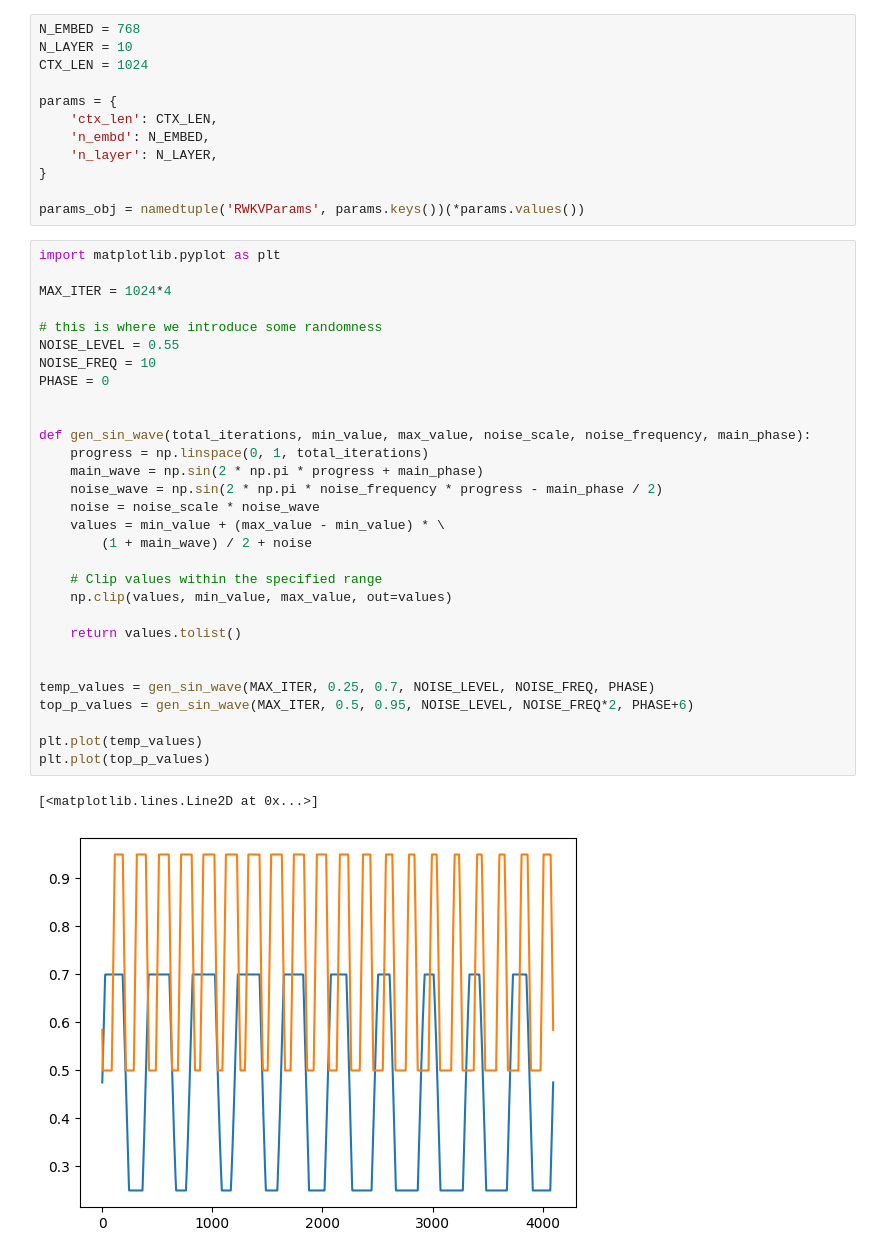
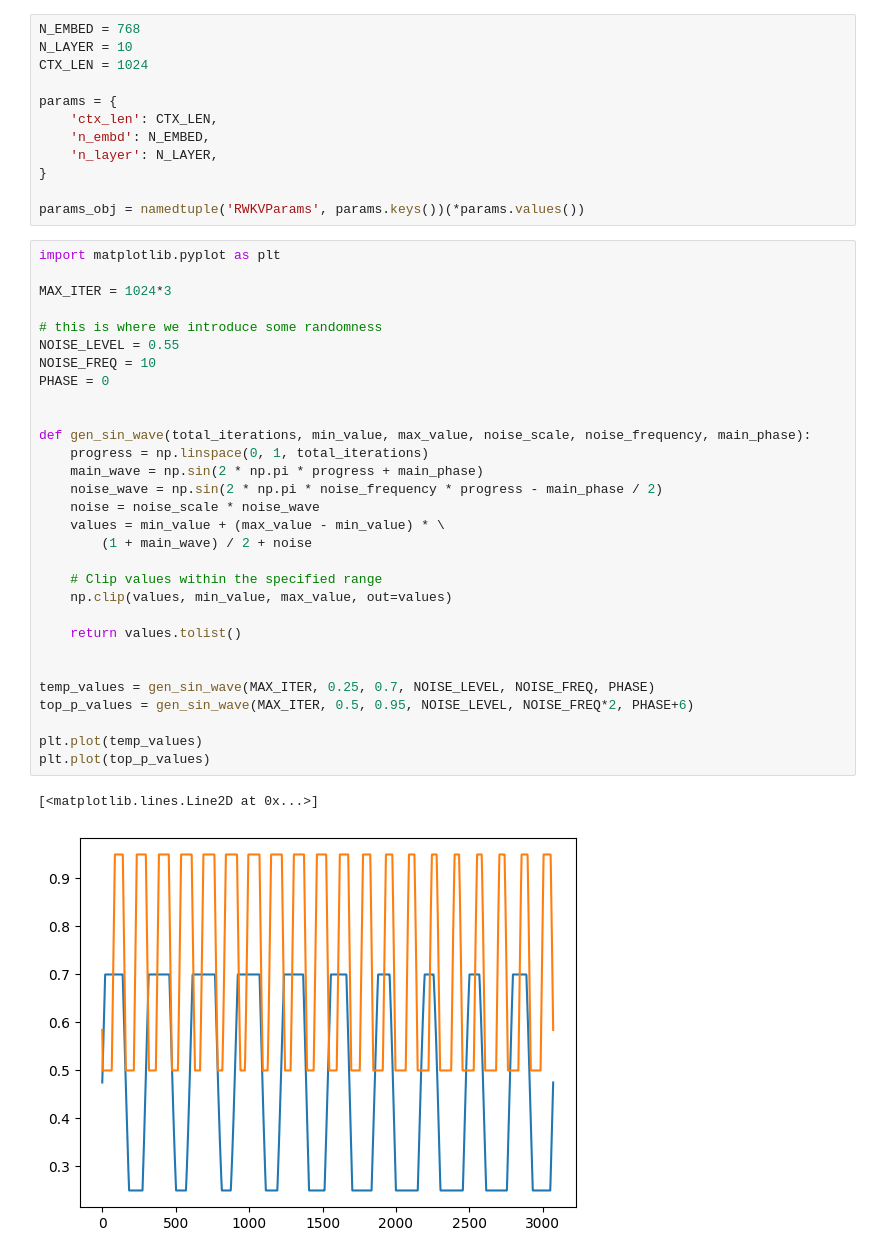
Before and after one commit to webpolis/musai, a Jupyter notebook: notebooks/inference.ipynb, the cells around one changed output. Saved outputs shown, nothing was run; the diff lists cells and outputs as text.

```diff
--- a/notebooks/inference.ipynb
+++ b/notebooks/inference.ipynb
@@ -68,36 +70,36 @@ params_obj = namedtuple('RWKVParams', params.keys())(*params.values())
 # %%
 import matplotlib.pyplot as plt
 
-MAX_ITER = 1024*4
+MAX_ITER = 1024*3
 
 # this is where we introduce some randomness
 NOISE_LEVEL = 0.55
 NOISE_FREQ = 10
 PHASE = 0
 
 
 def gen_sin_wave(total_iterations, min_value, max_value, noise_scale, noise_frequency, main_phase):
     progress = np.linspace(0, 1, total_iterations)
     main_wave = np.sin(2 * np.pi * progress + main_phase)
     noise_wave = np.sin(2 * np.pi * noise_frequency * progress - main_phase / 2)
     noise = noise_scale * noise_wave
     values = min_value + (max_value - min_value) * \
         (1 + main_wave) / 2 + noise
 
     # Clip values within the specified range
     np.clip(values, min_value, max_value, out=values)
 
     return values.tolist()
 
 
 temp_values = gen_sin_wave(MAX_ITER, 0.25, 0.7, NOISE_LEVEL, NOISE_FREQ, PHASE)
 top_p_values = gen_sin_wave(MAX_ITER, 0.5, 0.95, NOISE_LEVEL, NOISE_FREQ*2, PHASE+6)
 
 plt.plot(temp_values)
 plt.plot(top_p_values)
 # %% [output]
 [<matplotlib.lines.Line2D at 0x...>]
-[figure, old version]
+[figure, new version]
 # %%
 import types
 
```
Also changed, not shown: parts of 7 cells of this notebook.
